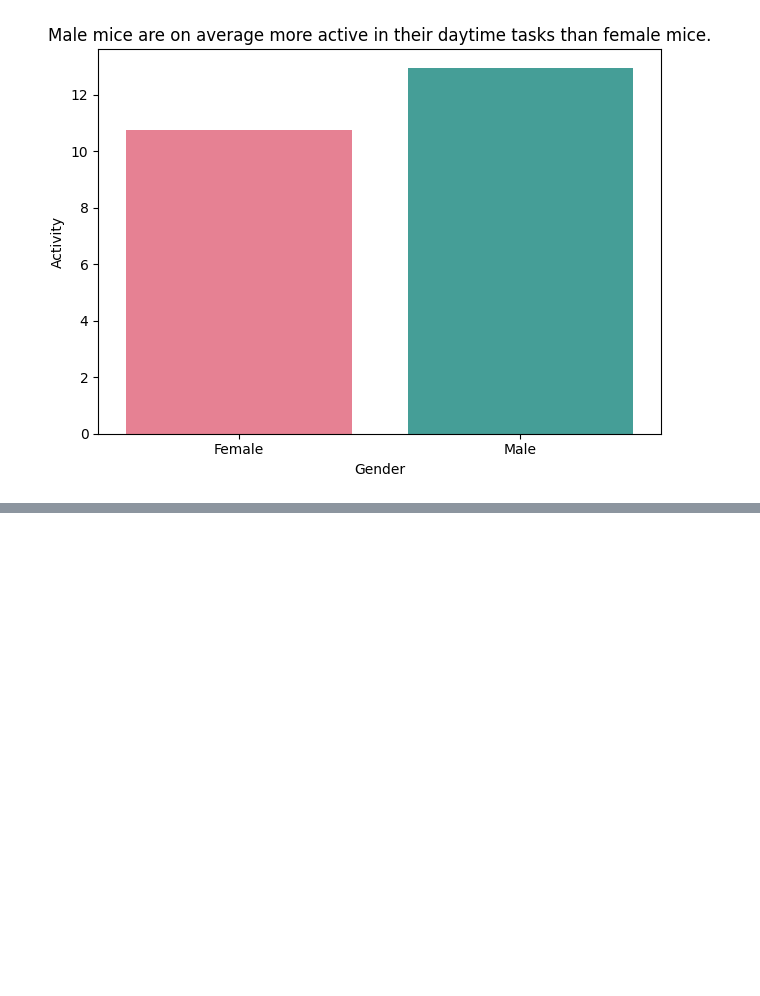
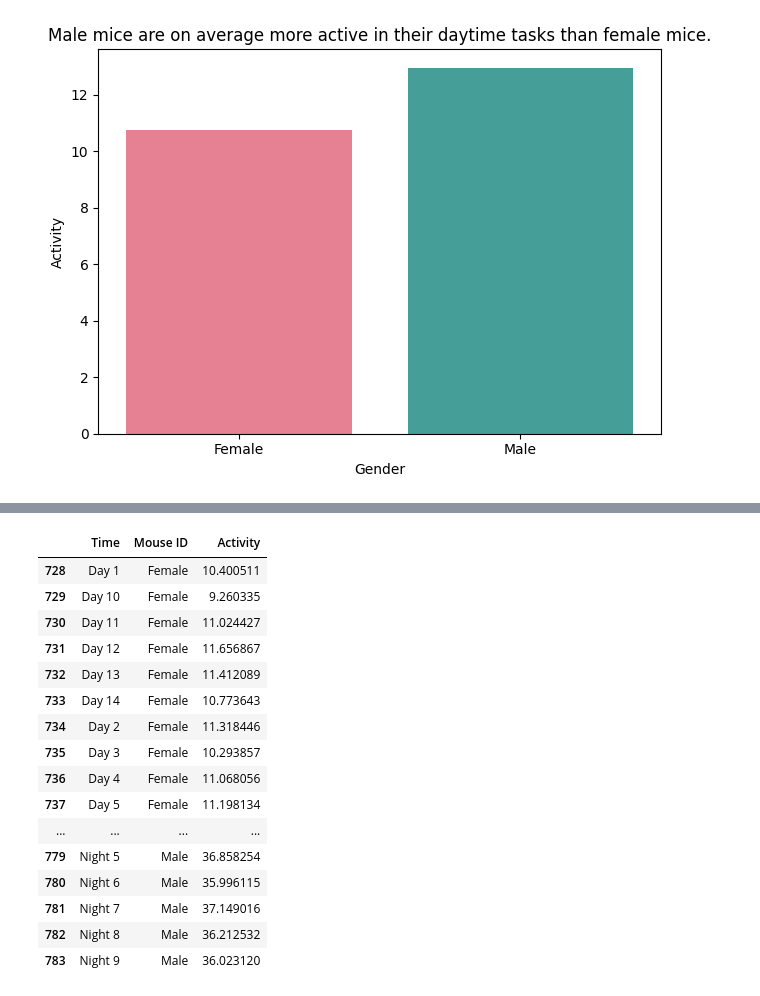
Before and after one commit to eibarolle/DSC106_Portfolio, a Jupyter notebook: projects/Project2/project2.ipynb, the cells around one changed output, grey strips where cells are left out. Drawn from its saved outputs; the diff is of its cells as text; code cells hidden in the pictures; blank space fills up the shorter version.

```diff
--- a/projects/Project2/project2.ipynb
+++ b/projects/Project2/project2.ipynb
@@ -41,6 +42,10 @@ for i in range(0, len(temp), 1440):
     lights.extend(['Nighttime'] * 720 + ['Daytime'] * 720)
 temp["lights"] = lights
 
+labels = np.array([f"Night {i//2 + 1}" if i % 2 == 0 else f"Day {i//2 + 1}" for i in range(20160 // 720)])
+
+temp['Time'] = np.repeat(labels, 720)
+
 temp["Female"] = temp.loc[:, "f1":"f13"].mean(axis=1)
 temp["Male"] = temp.loc[:, "m1":"m13"].mean(axis=1)
 # %%
@@ -202,0 +227,21 @@ Passing `palette` without assigning `hue` is deprecated and will be removed in v
+# %%
+gendered_activity = time_activity[(time_activity['Mouse ID'] == 'Male') | (time_activity['Mouse ID'] == 'Female')]
+gendered_activity
+# %% [output]
+|  | Time | Mouse ID | Activity |
+| 728 | Day 1 | Female | 10.400511 |
+| 729 | Day 10 | Female | 9.260335 |
+| 730 | Day 11 | Female | 11.024427 |
+| 731 | Day 12 | Female | 11.656867 |
+| 732 | Day 13 | Female | 11.412089 |
+| 733 | Day 14 | Female | 10.773643 |
+| 734 | Day 2 | Female | 11.318446 |
+| 735 | Day 3 | Female | 10.293857 |
+| 736 | Day 4 | Female | 11.068056 |
+| 737 | Day 5 | Female | 11.198134 |
+| ... | ... | ... | ... |
+| 779 | Night 5 | Male | 36.858254 |
+| 780 | Night 6 | Male | 35.996115 |
+| 781 | Night 7 | Male | 37.149016 |
+| 782 | Night 8 | Male | 36.212532 |
+| 783 | Night 9 | Male | 36.023120 |
```
Also changed, not shown: parts of 11 cells of this notebook, 6 other files.
